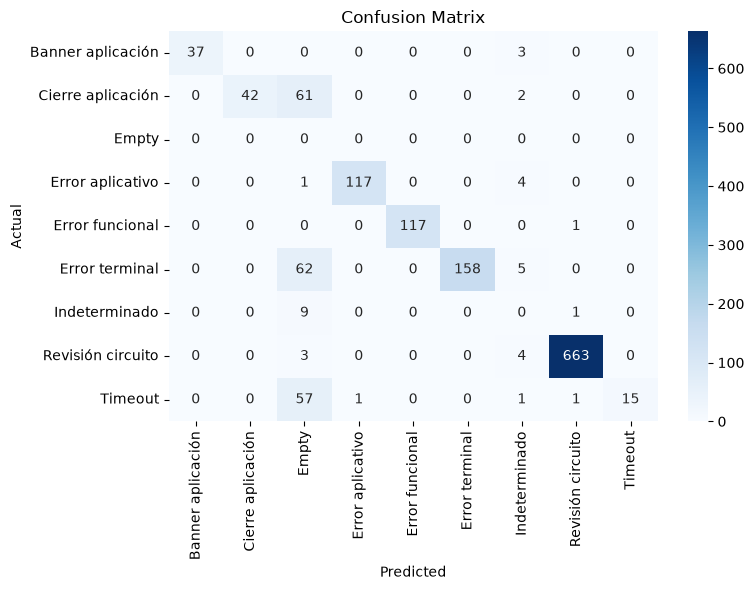
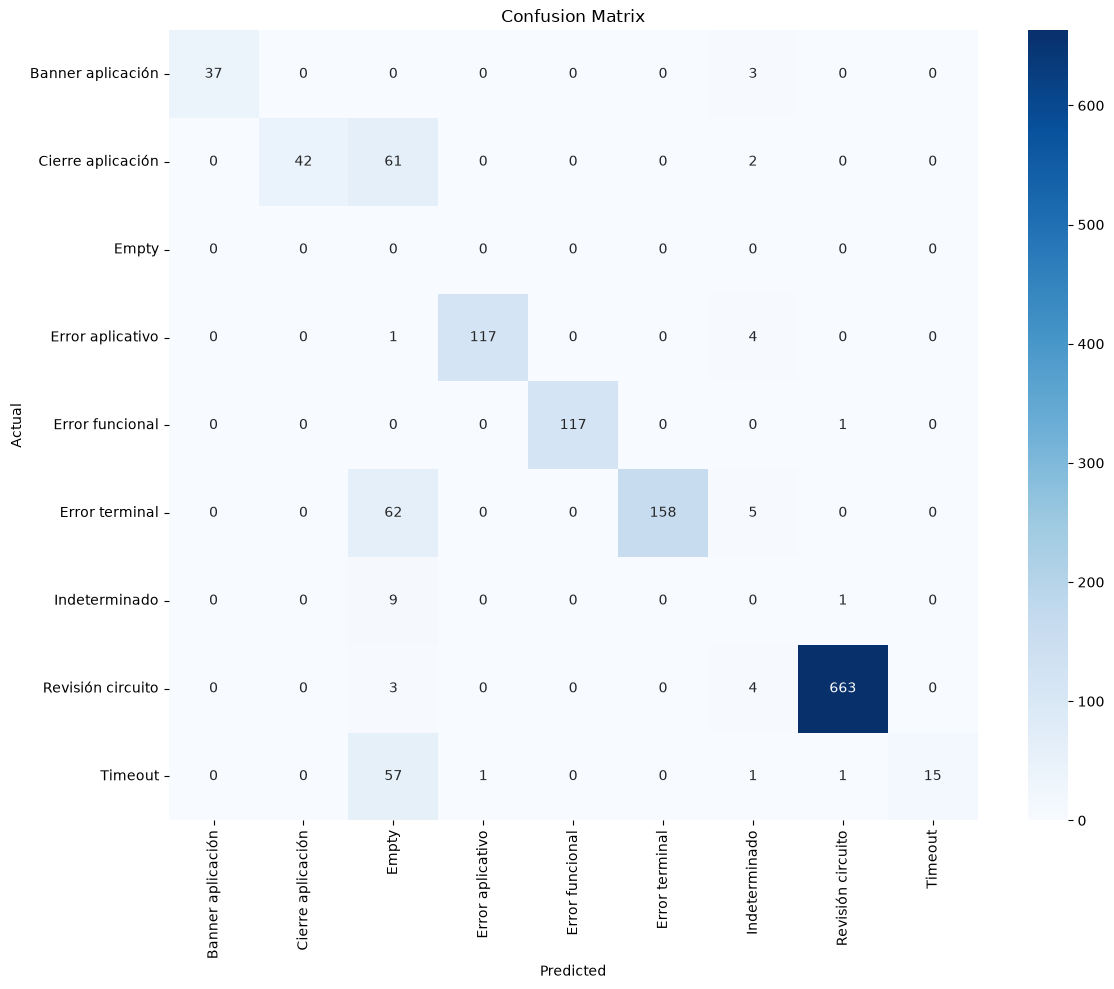
The change to this notebook cell's code, shown as a diff; its figure went from the first image to the second:
--- before
+++ after
@@ -6,5 +6,5 @@
 cm = confusion_matrix(val_df['label'], y_pred, labels=extended_classes)
 
-plt.figure(figsize=(8, 6))
+plt.figure(figsize=(12, 10))
 sns.heatmap(
     cm,

Commit: f